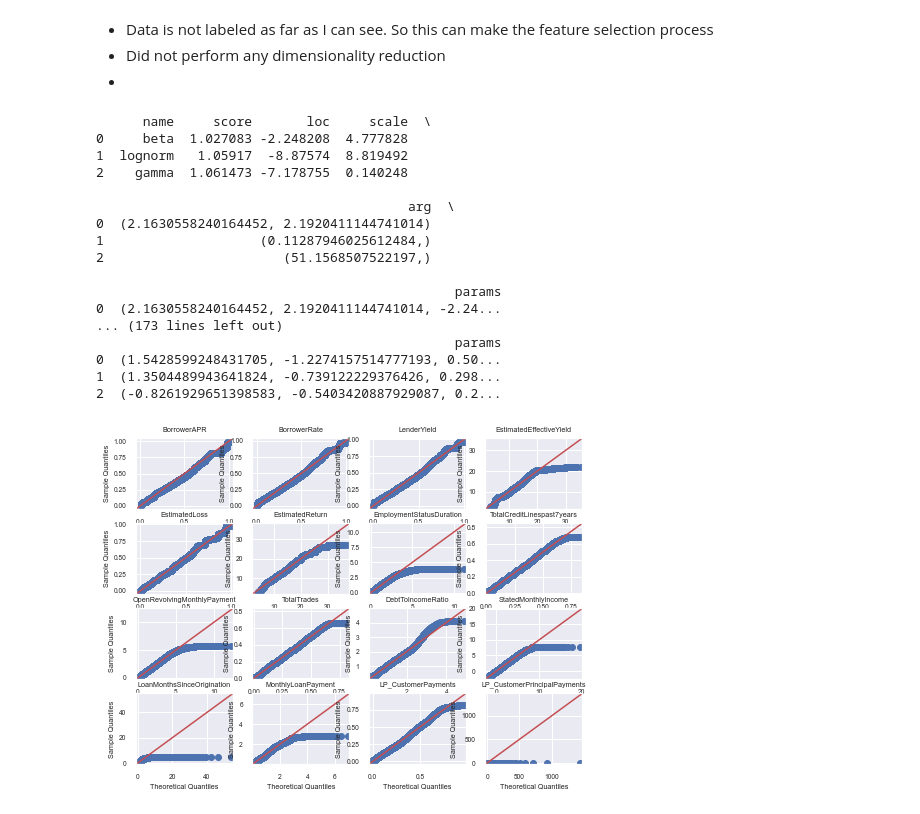
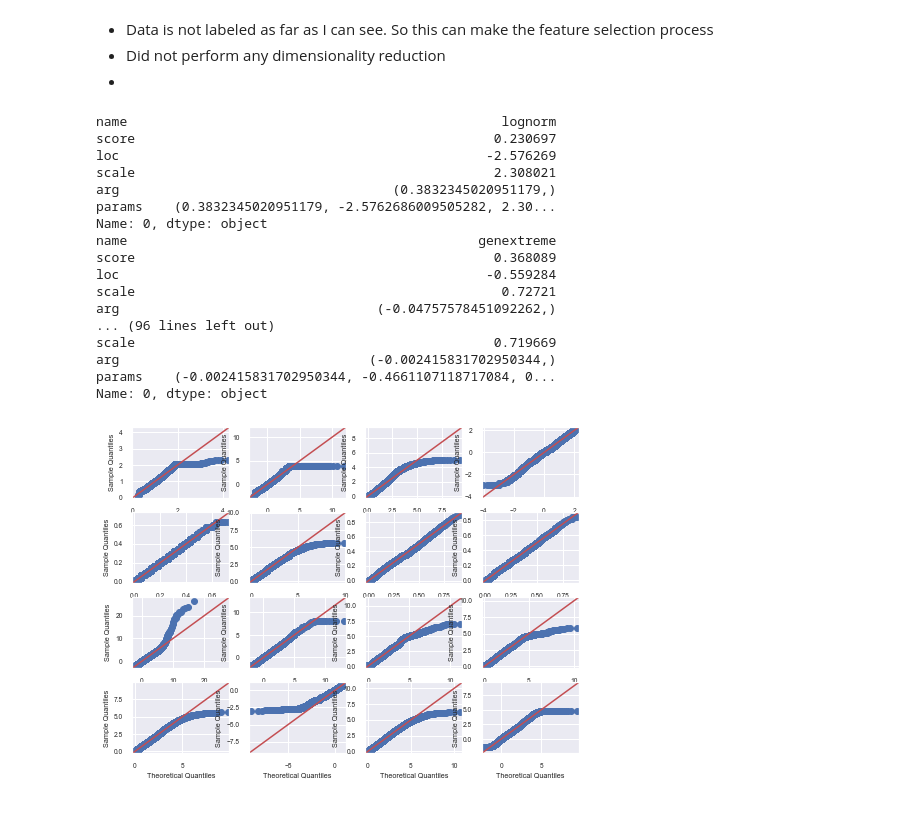
Before and after one commit to nsydn/fraud, a Jupyter notebook: fraud.ipynb, the cells around one changed output. Cells and saved outputs as stored; diff of their text form; code cells hidden in the pictures.

```diff
--- a/fraud.ipynb
+++ b/fraud.ipynb
@@ -93,0 +83,5 @@ A
+# %%
+data2 = data
+data2 = data2.drop(columns=list(set(cols_to_drop[folders[i]]) | set(data.count().index[data.count()<0.5*len(data)])))
+data2 = data2.dropna().reset_index(drop=True)
+print(data2.shape)
@@ -119,4 +354,6 @@ Text(0.5, 1.0, 'Prosper (correlation matrix)')
 # %%
-for _,col in enumerate(data2_std.columns):
-    print(_,col)
-    exec('F%s = data2_std[col][(data2_std[col] < 3) & (data2_std[col] > -3)]' % _)
+# for _,col in enumerate(data2_std.columns):
+for col in data2_std.columns:
+    # print(_,col)
+    # exec('F%s = data2_std[col][(data2_std[col] < 3) & (data2_std[col] > -3)]' % _)
+    data2_std = data2_std[(data2_std[col] < 3) & (data2_std[col] > -3)]
@@ -141,11 +376,15 @@ for _,col in enumerate(data2_std.columns):
+# %%
+selected_cols = ['BorrowerAPR','LenderYield','EmploymentStatusDuration','FirstRecordedCreditLine', 'OpenCreditLines','TotalInquiries'
+,'TotalCreditLinespast7years','TotalTrades','DebtToIncomeRatio','StatedMonthlyIncome','MonthlyLoanPayment','LP_CustomerPayments','LP_InterestandFees','LP_ServiceFees','Investors','LP_InterestandFees (%)']
+# ,'BorrowerRate', 'CurrentCreditLines',
 # %%
-fig, ax = plt.subplots(2,2,figsize=(8,6))
+# selected_features = np.random.choice(50,16)
+# selected_features = np.arange(0,16)
+# selected_features = [1,2,3,4,5,6,10,15,17,28,31,32,34,36,37,38]
+fig, ax = plt.subplots(4,4,figsize=(8,6))
 # for f in range(16):
-# selected_features = np.random.choice(50,16)
-# selected_features = np.arange(32,48)
-selected_features = [1,2,3,4]#,5,6,10,15,17,28,31,32,34,36,37,38]
-for _,f in enumerate(selected_features):
-    sns.histplot(eval('F%s' % f),kde=True,label=data2_std.columns[f],stat="density",alpha=0.3, ax=ax[int(np.floor(_/2)),_%2])
+for _,col in enumerate(selected_cols):
+    sns.histplot(data2_std[col],kde=True,stat="density",alpha=0.3, ax=ax[int(np.floor(_/4)),_%4]) #label=data2_std.columns[f]
     # ax[int(np.floor(f/4)),f%4].set_title(data2_std.columns[f])
 plt.suptitle(folders[i]+' (densities)', fontsize=10)
 plt.tight_layout()
@@ -158,32 +397,34 @@ plt.tight_layout()
 # %%
 fig, ax = plt.subplots(4,4,figsize=(8,6))
 from distfit import distfit
 import statsmodels.api as sm
 from scipy import stats
-for _,f in enumerate(selected_features):
-    dist = distfit()
-    dist.fit_transform(eval('F%s' % f), verbose = 0)
+dist = dict()
+selected_features = range(16)#[:]
+for _,col in enumerate(selected_cols):
+    dist[_] = distfit()
+    dist[_].fit_transform(data2_std[col], verbose = 0)
     # print(dist.summary.loc[:2,['name','score']])
-    print(dist.summary.iloc[:3,:6])
-    sm.qqplot(eval('F%s' % f), eval('stats.%s' % dist.summary.loc[0,'name']), fit=True, line='45',ax=ax[int(np.floor(_/4)),_%4])
-    ax[int(np.floor(_/4)),_%4].set_title(data2_std.columns[f])
+    print(dist[_].summary.iloc[0,:6])
+    sm.qqplot(data2_std[col], eval('stats.%s' % dist[_].summary.loc[0,'name']), fit=True, line='45',ax=ax[int(np.floor(_/4)),_%4])
+    # ax[int(np.floor(_/4)),_%4].set_title(data2_std.columns[f])
 # dist.plot()
 # %% [output]
-      name     score       loc     scale  \
-0     beta  1.027083 -2.248208  4.777828
-1  lognorm   1.05917  -8.87574  8.819492
-2    gamma  1.061473 -7.178755  0.140248
-
-                                        arg  \
-0  (2.1630558240164452, 2.1920411144741014)
-1                    (0.11287946025612484,)
-2                       (51.1568507522197,)
-
-                                              params
-0  (2.1630558240164452, 2.1920411144741014, -2.24...
-... (173 lines left out)
-                                              params
-0  (1.5428599248431705, -1.2274157514777193, 0.50...
-1  (1.3504489943641824, -0.739122229376426, 0.298...
-2  (-0.8261929651398583, -0.5403420887929087, 0.2...
+name                                                lognorm
+score                                              0.230697
+loc                                               -2.576269
+scale                                              2.308021
+arg                                   (0.3832345020951179,)
+params    (0.3832345020951179, -2.5762686009505282, 2.30...
+Name: 0, dtype: object
+name                                             genextreme
+score                                              0.368089
+loc                                               -0.559284
+scale                                               0.72721
+arg                                 (-0.04757578451092262,)
+... (96 lines left out)
+scale                                              0.719669
+arg                                (-0.002415831702950344,)
+params    (-0.002415831702950344, -0.4661107118717084, 0...
+Name: 0, dtype: object
-[figure, old version]
+[figure, new version]
```
Also changed, not shown: parts of 37 cells of this notebook, 4 other files.
